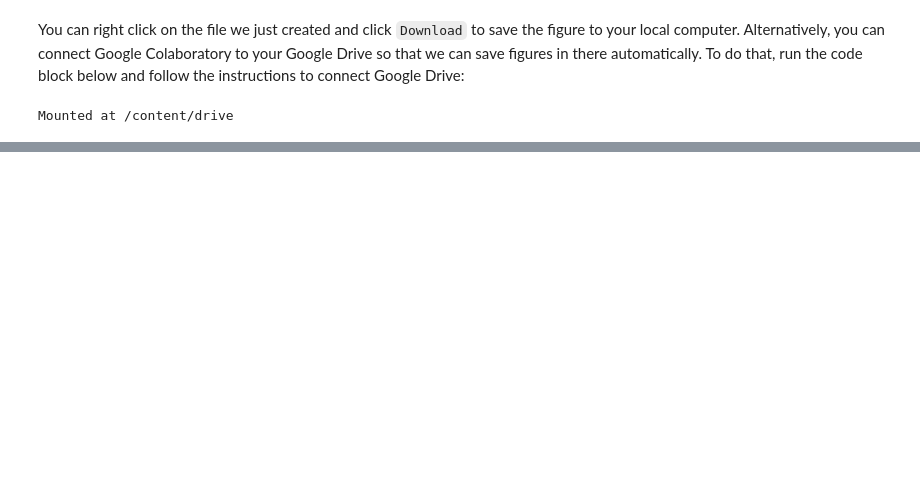
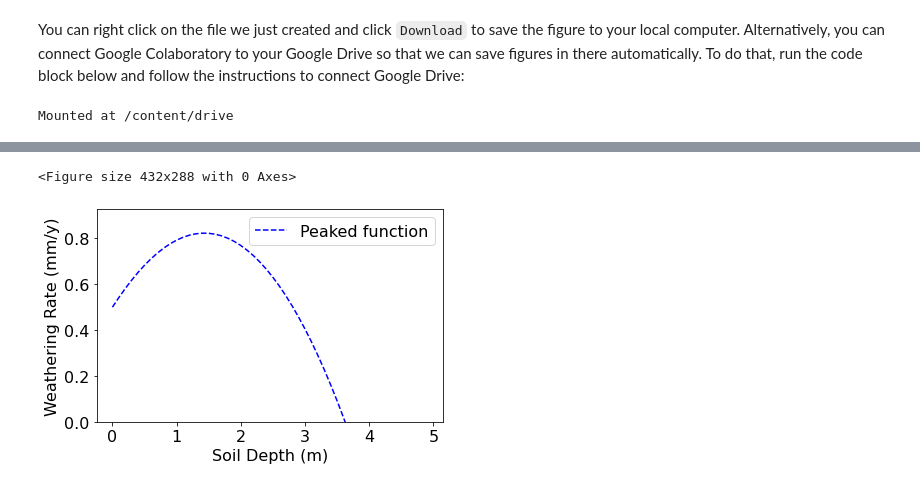
Before and after one commit to fclubb/EarthSurfaceProcesses, a Jupyter notebook: Week1_SoilsAndWeathering/SoilProductionFunction.ipynb, the cells around one changed output, grey strips where cells are left out. Drawn from its saved outputs; the diff is of its cells as text; code cells hidden in the pictures; blank space fills up the shorter version.

```diff
--- a/Week1_SoilsAndWeathering/SoilProductionFunction.ipynb
+++ b/Week1_SoilsAndWeathering/SoilProductionFunction.ipynb
@@ -141,0 +167,36 @@ Once you have run this code, you should see a new folder in the `Files` bar appe
+# %%
+# first, let's clear the original figure
+plt.clf()
+# make a new figure
+fig, ax = plt.subplots()
+
+# define the critical depth for soil production
+h_c = 1.5 #metres
+
+# define the initial rate of soil production
+W_0 = 0.0005 #m/year
+
+# define the constant c
+c = 2 #dimensionless
+
+# define alpha
+alpha = 0.2
+
+# calculate the weathering rate for the range of soil depths, h
+f = (1 + c*(h/h_c) - h**2/h_c**2)
+W = W_0 * (alpha * np.exp(-k*h) + (1 - alpha)*f)
+
+# plot the new result with a blue dashed line
+ax.plot(h,W*1000.,'--', color='blue', label = 'Peaked function')
+
+# add a legend
+plt.legend(loc = 'upper right')
+
+# set the y limit of the humped function to 0 (so we don't get negative weathering rates), and set the axis labels
+ax.set_ylim(0,)
+plt.xlabel("Soil Depth (m)")
+plt.ylabel("Weathering Rate (mm/y)")
+plt.tight_layout()
+# %% [output]
+<Figure size 432x288 with 0 Axes>
+[figure, added]
```
Also changed, not shown: parts of 9 cells of this notebook.
